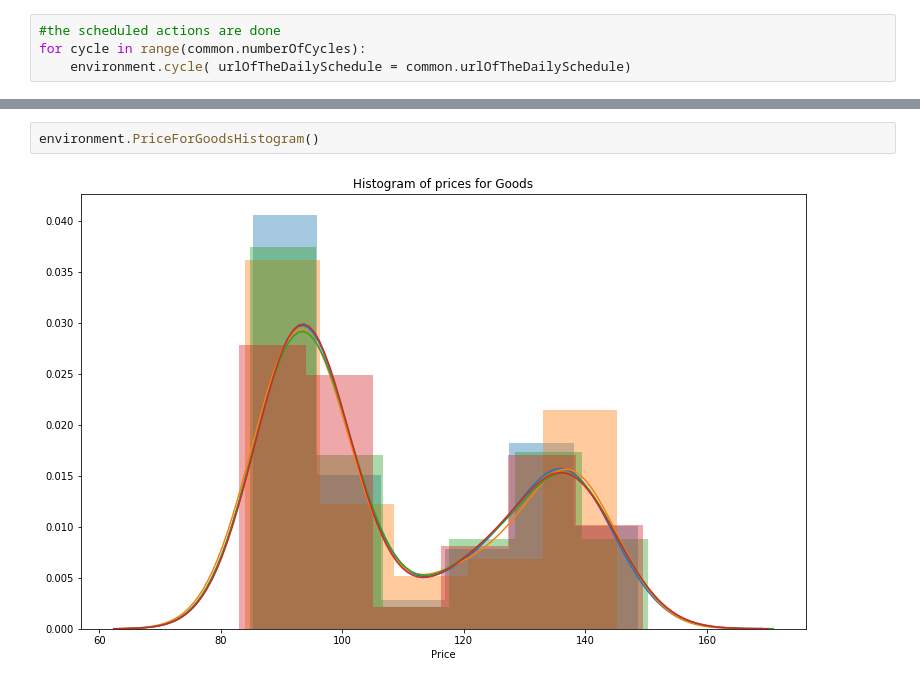
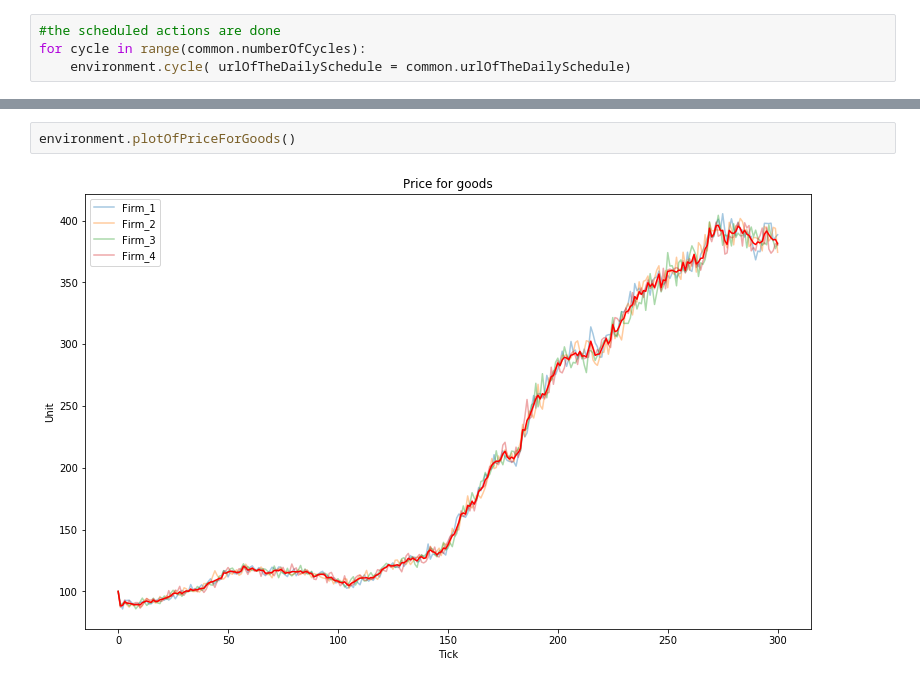
Before and after one commit to 4g0/Econofisica18-19, a Jupyter notebook: Model.ipynb, the cells around one changed output, grey strips where cells are left out. Drawn from its saved outputs; the diff is of its cells as text.

```diff
--- a/Model.ipynb
+++ b/Model.ipynb
@@ -99,4 +53,4 @@ plt.show()
 # %%
-environment.PriceForGoodsHistogram()
+environment.plotOfPriceForGoods()
 # %% [output]
-[figure, old version]
+[figure, new version]
```
Also changed, not shown: parts of 8 cells of this notebook, 3 other files.
